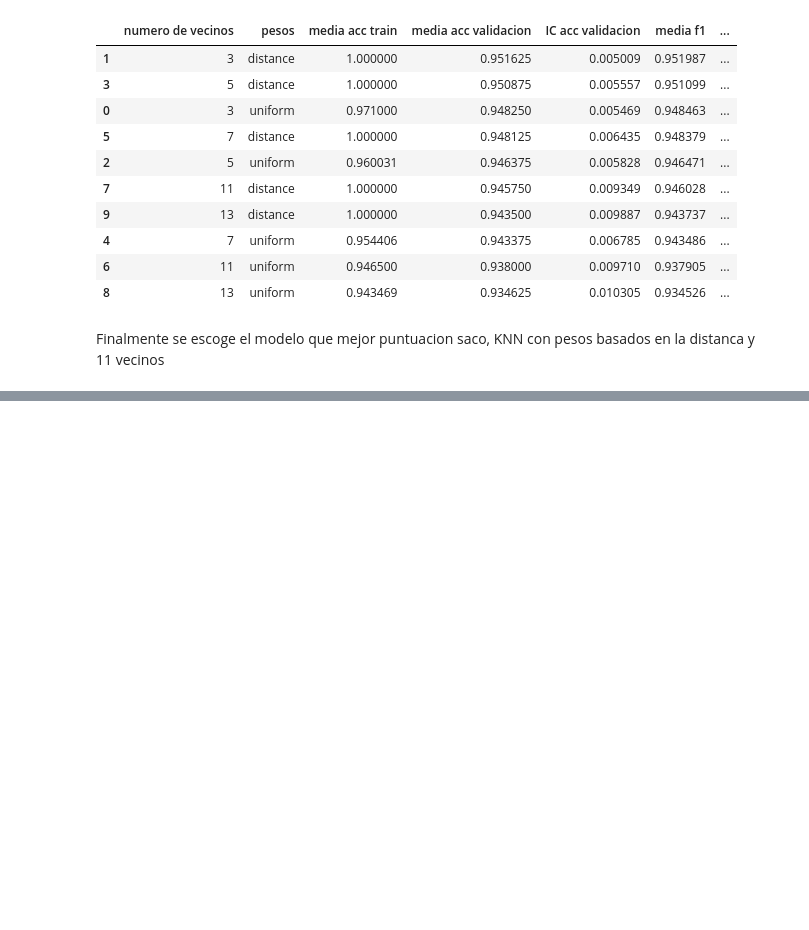
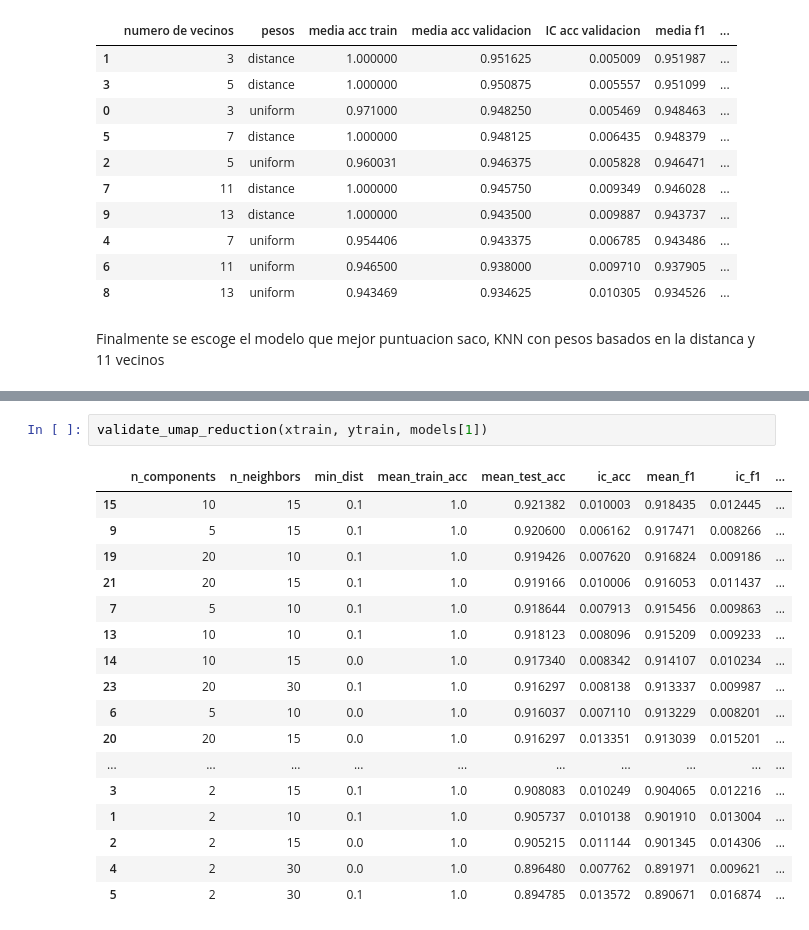
Before and after one commit to RichardoRodLoa/ModelosProyectoAula, a Jupyter notebook: models/knn.ipynb, the cells around one changed output, grey strips where cells are left out. Saved outputs shown, nothing was run; the diff lists cells and outputs as text; blank space fills up the shorter version.

```diff
--- a/models/knn.ipynb
+++ b/models/knn.ipynb
@@ -136,0 +161,20 @@ train_models(xtrain, xtest, y_train, y_test, models, ['weights', 'n_neighbors'])
+# %%
+validate_umap_reduction(xtrain, ytrain, models[1])
+# %% [output]
+|  | n_components | n_neighbors | min_dist | mean_train_acc | mean_test_acc | ic_acc | mean_f1 | ic_f1 | ... |
+| 15 | 10 | 15 | 0.1 | 1.0 | 0.921382 | 0.010003 | 0.918435 | 0.012445 | ... |
+| 9 | 5 | 15 | 0.1 | 1.0 | 0.920600 | 0.006162 | 0.917471 | 0.008266 | ... |
+| 19 | 20 | 10 | 0.1 | 1.0 | 0.919426 | 0.007620 | 0.916824 | 0.009186 | ... |
+| 21 | 20 | 15 | 0.1 | 1.0 | 0.919166 | 0.010006 | 0.916053 | 0.011437 | ... |
+| 7 | 5 | 10 | 0.1 | 1.0 | 0.918644 | 0.007913 | 0.915456 | 0.009863 | ... |
+| 13 | 10 | 10 | 0.1 | 1.0 | 0.918123 | 0.008096 | 0.915209 | 0.009233 | ... |
+| 14 | 10 | 15 | 0.0 | 1.0 | 0.917340 | 0.008342 | 0.914107 | 0.010234 | ... |
+| 23 | 20 | 30 | 0.1 | 1.0 | 0.916297 | 0.008138 | 0.913337 | 0.009987 | ... |
+| 6 | 5 | 10 | 0.0 | 1.0 | 0.916037 | 0.007110 | 0.913229 | 0.008201 | ... |
+| 20 | 20 | 15 | 0.0 | 1.0 | 0.916297 | 0.013351 | 0.913039 | 0.015201 | ... |
+| ... | ... | ... | ... | ... | ... | ... | ... | ... | ... |
+| 3 | 2 | 15 | 0.1 | 1.0 | 0.908083 | 0.010249 | 0.904065 | 0.012216 | ... |
+| 1 | 2 | 10 | 0.1 | 1.0 | 0.905737 | 0.010138 | 0.901910 | 0.013004 | ... |
+| 2 | 2 | 15 | 0.0 | 1.0 | 0.905215 | 0.011144 | 0.901345 | 0.014306 | ... |
+| 4 | 2 | 30 | 0.0 | 1.0 | 0.896480 | 0.007762 | 0.891971 | 0.009621 | ... |
+| 5 | 2 | 30 | 0.1 | 1.0 | 0.894785 | 0.013572 | 0.890671 | 0.016874 | ... |
```
Also changed, not shown: parts of 2 cells of this notebook, 3 other files.
